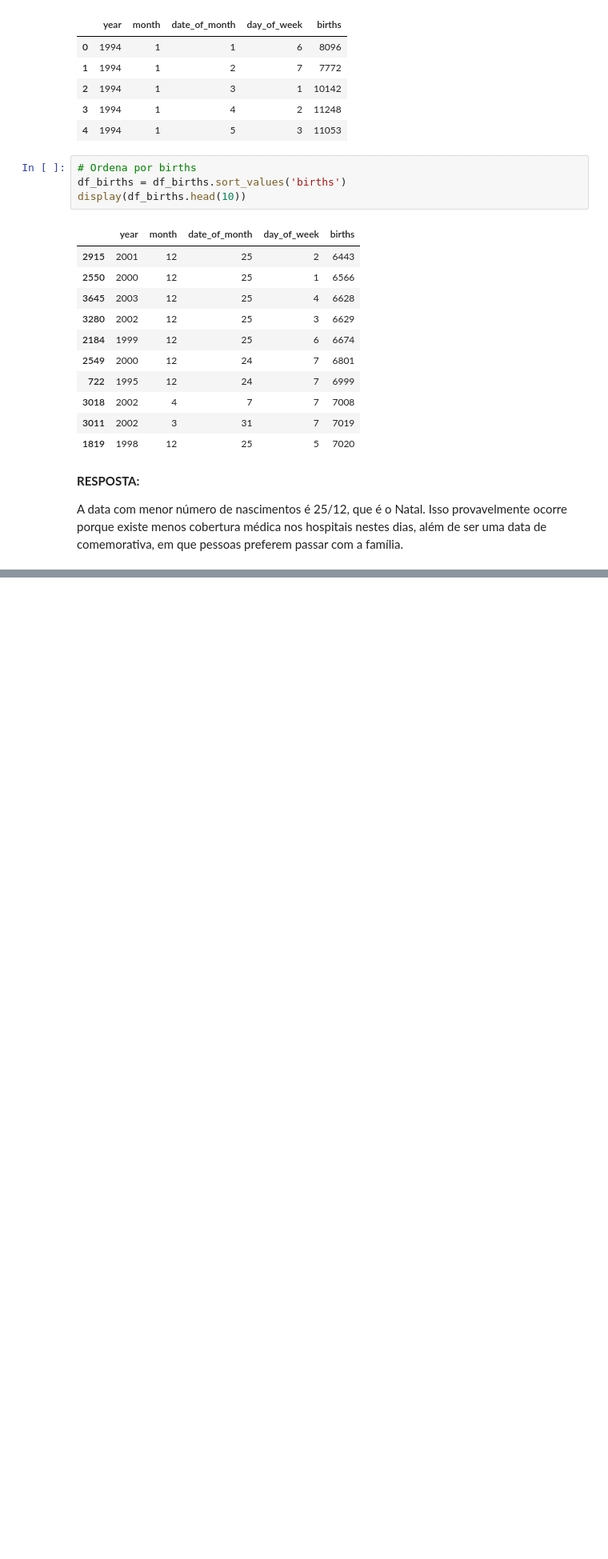
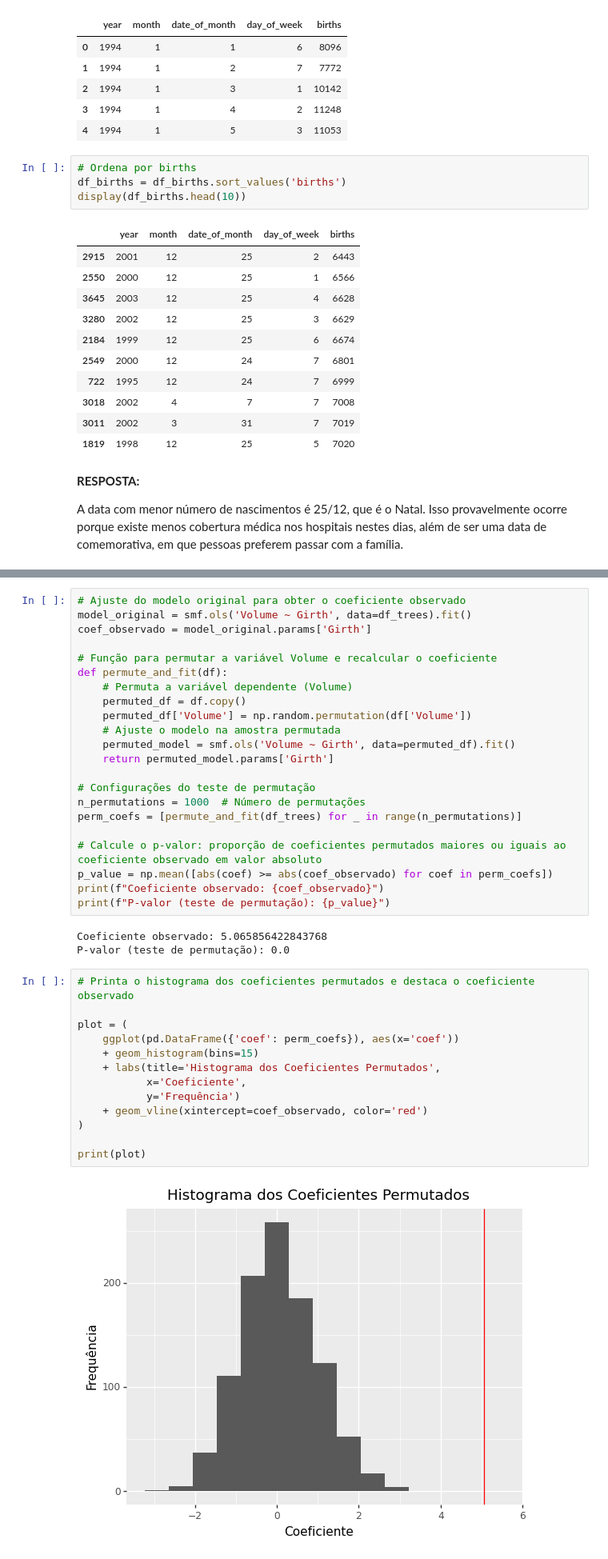
Before and after one commit to pdcos/analise_visual_ciencia_de_dados, a Jupyter notebook: participacao_11/solutions_11.ipynb, the cells around one changed output, grey strips where cells are left out. Shown at 80% size. Saved outputs shown, nothing was run; the diff lists cells and outputs as text; blank space fills up the shorter version.

```diff
--- a/participacao_11/solutions_11.ipynb
+++ b/participacao_11/solutions_11.ipynb
@@ -236,0 +421,40 @@ A data com menor número de nascimentos é 25/12, que é o Natal. Isso provavelm
+# %%
+# Ajuste do modelo original para obter o coeficiente observado
+model_original = smf.ols('Volume ~ Girth', data=df_trees).fit()
+coef_observado = model_original.params['Girth']
+
+# Função para permutar a variável Volume e recalcular o coeficiente
+def permute_and_fit(df):
+    # Permuta a variável dependente (Volume)
+    permuted_df = df.copy()
+    permuted_df['Volume'] = np.random.permutation(df['Volume'])
+    # Ajuste o modelo na amostra permutada
+    permuted_model = smf.ols('Volume ~ Girth', data=permuted_df).fit()
+    return permuted_model.params['Girth']
+
+# Configurações do teste de permutação
+n_permutations = 1000  # Número de permutações
+perm_coefs = [permute_and_fit(df_trees) for _ in range(n_permutations)]
+
+# Calcule o p-valor: proporção de coeficientes permutados maiores ou iguais ao coeficiente observado em valor absoluto
+p_value = np.mean([abs(coef) >= abs(coef_observado) for coef in perm_coefs])
+print(f"Coeficiente observado: {coef_observado}")
+print(f"P-valor (teste de permutação): {p_value}")
+# %% [output]
+Coeficiente observado: 5.065856422843768
+P-valor (teste de permutação): 0.0
+# %%
+# Printa o histograma dos coeficientes permutados e destaca o coeficiente observado
+
+plot = (
+    ggplot(pd.DataFrame({'coef': perm_coefs}), aes(x='coef'))
+    + geom_histogram(bins=15)
+    + labs(title='Histograma dos Coeficientes Permutados',
+           x='Coeficiente',
+           y='Frequência')
+    + geom_vline(xintercept=coef_observado, color='red')
+)
+
+print(plot)
+# %% [output]
+[figure, added]
```
Also changed, not shown: parts of 24 cells of this notebook, 2 other files.
